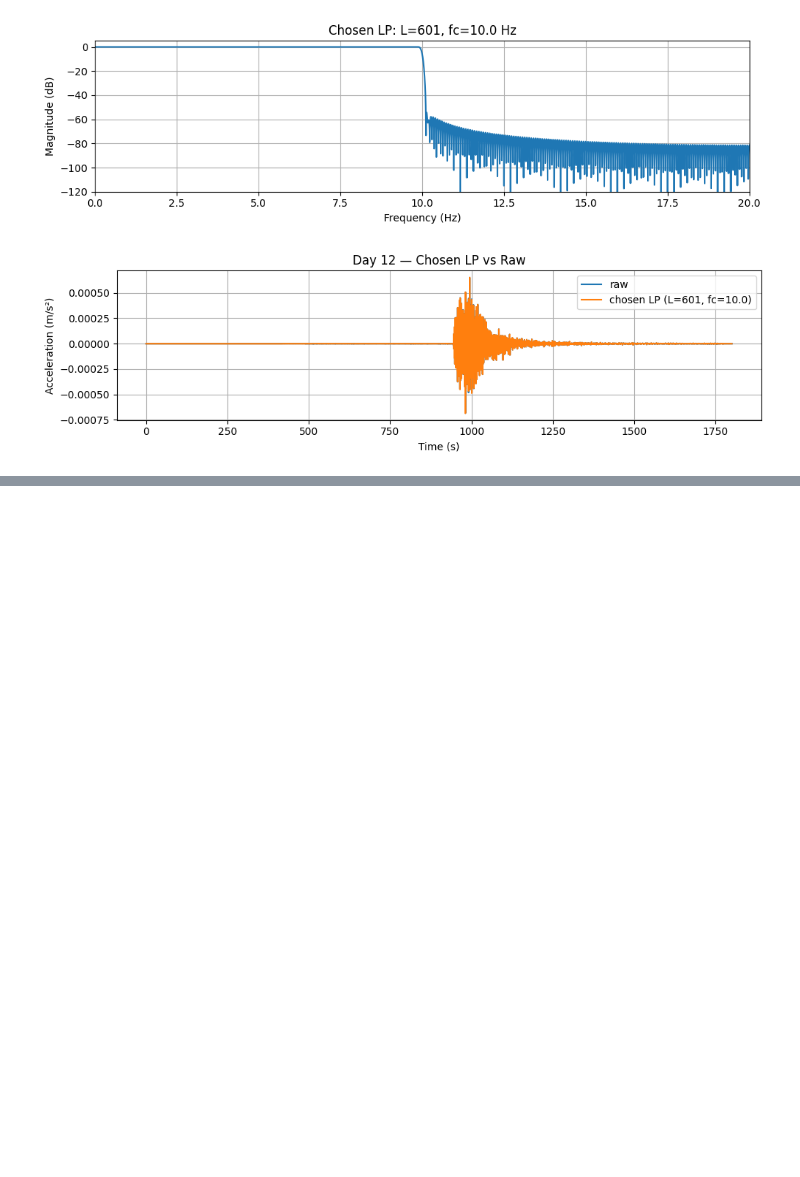
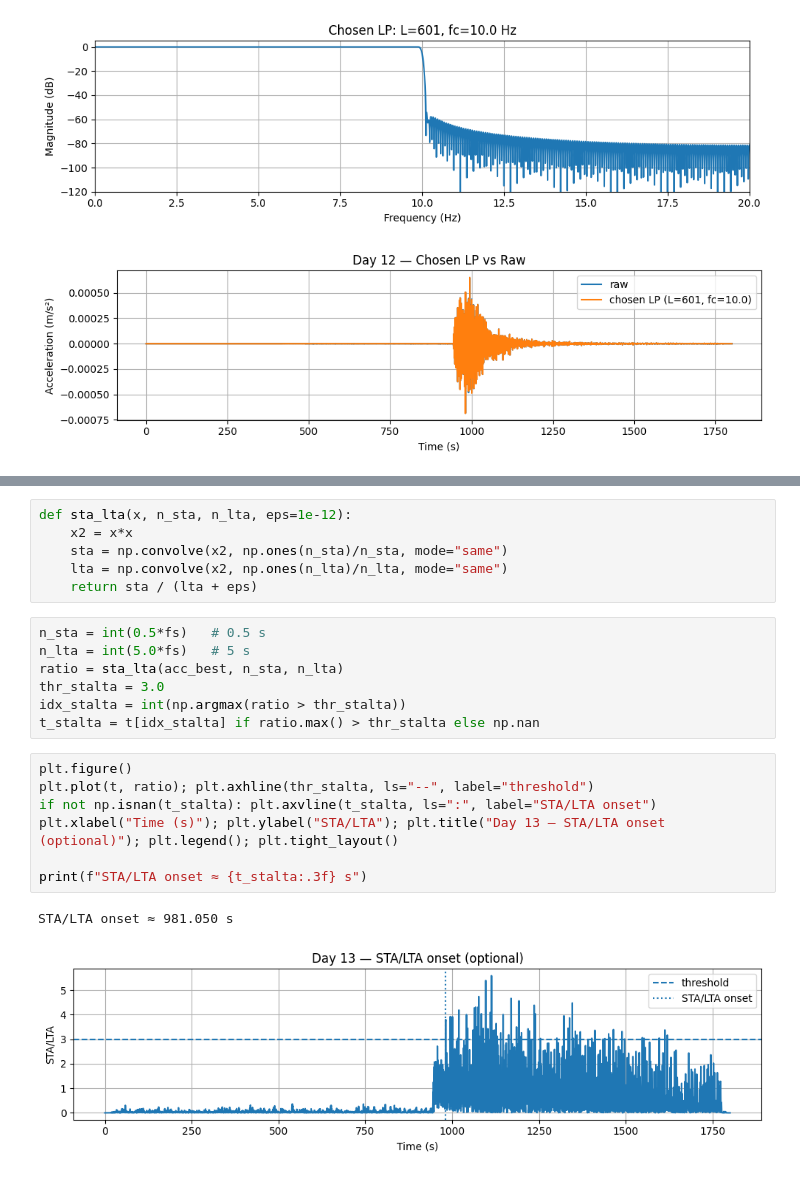
Before and after one commit to infamousperi/GBSV_MC, a Jupyter notebook: MC1/Convolution_Filtering_in_the_Spatial_Domain.ipynb, the cells around one changed output, grey strips where cells are left out. Cells and saved outputs as stored; diff of their text form; blank space fills up the shorter version.

```diff
--- a/MC1/Convolution_Filtering_in_the_Spatial_Domain.ipynb
+++ b/MC1/Convolution_Filtering_in_the_Spatial_Domain.ipynb
@@ -448,0 +474,23 @@ plt.xlabel("Time (s)"); plt.ylabel("Acceleration (m/s²)"); plt.title("Day 12
+# %%
+def sta_lta(x, n_sta, n_lta, eps=1e-12):
+    x2 = x*x
+    sta = np.convolve(x2, np.ones(n_sta)/n_sta, mode="same")
+    lta = np.convolve(x2, np.ones(n_lta)/n_lta, mode="same")
+    return sta / (lta + eps)
+# %%
+n_sta = int(0.5*fs)   # 0.5 s
+n_lta = int(5.0*fs)   # 5 s
+ratio = sta_lta(acc_best, n_sta, n_lta)
+thr_stalta = 3.0
+idx_stalta = int(np.argmax(ratio > thr_stalta))
+t_stalta = t[idx_stalta] if ratio.max() > thr_stalta else np.nan
+# %%
+plt.figure()
+plt.plot(t, ratio); plt.axhline(thr_stalta, ls="--", label="threshold")
+if not np.isnan(t_stalta): plt.axvline(t_stalta, ls=":", label="STA/LTA onset")
+plt.xlabel("Time (s)"); plt.ylabel("STA/LTA"); plt.title("Day 13 — STA/LTA onset (optional)"); plt.legend(); plt.tight_layout()
+
+print(f"STA/LTA onset ≈ {t_stalta:.3f} s")
+# %% [output]
+STA/LTA onset ≈ 981.050 s
+[figure, added]
```
Also changed, not shown: parts of 3 cells of this notebook.
